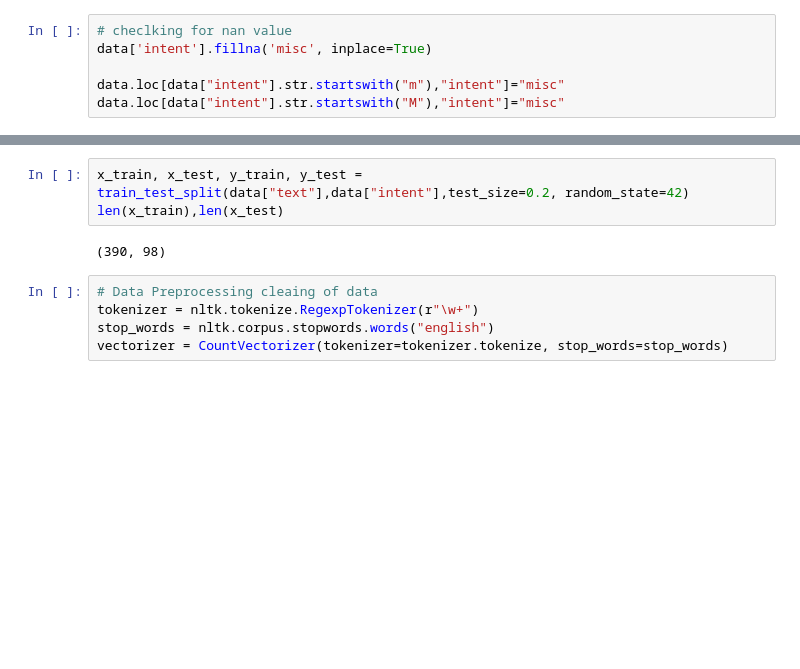
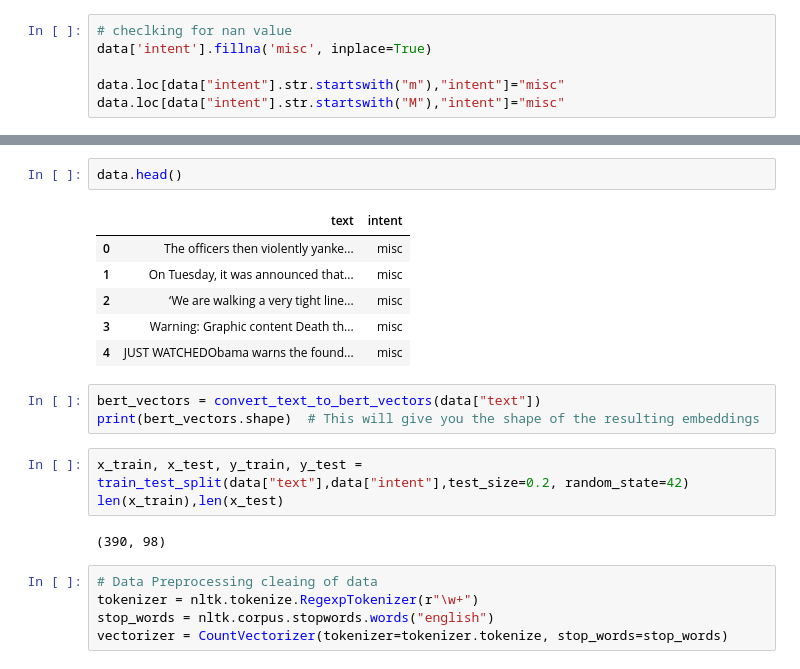
Before and after one commit to m0hit-kumar/RASA, a Jupyter notebook: CollabNotebook/TASC_MODEL.ipynb, the cells around one changed output, grey strips where cells are left out. Saved outputs shown, nothing was run; the diff lists cells and outputs as text; blank space fills up the shorter version.

```diff
--- a/CollabNotebook/TASC_MODEL.ipynb
+++ b/CollabNotebook/TASC_MODEL.ipynb
@@ -77,3 +117,15 @@ array(['BombBlast', 'misc', 'War', 'Earthquake', 'Tornado', 'Volcano',
+# %%
+data.head()
+# %% [output]
+|  | text | intent |
+| 0 | The officers then violently yanke... | misc |
+| 1 | On Tuesday, it was announced that... | misc |
+| 2 | ‘We are walking a very tight line... | misc |
+| 3 | Warning: Graphic content Death th... | misc |
+| 4 | JUST WATCHEDObama warns the found... | misc |
+# %%
+bert_vectors = convert_text_to_bert_vectors(data["text"])
+print(bert_vectors.shape)  # This will give you the shape of the resulting embeddings
 # %%
 x_train, x_test, y_train, y_test = train_test_split(data["text"],data["intent"],test_size=0.2, random_state=42)
 len(x_train),len(x_test)
```
Also changed, not shown: parts of 8 cells of this notebook.
